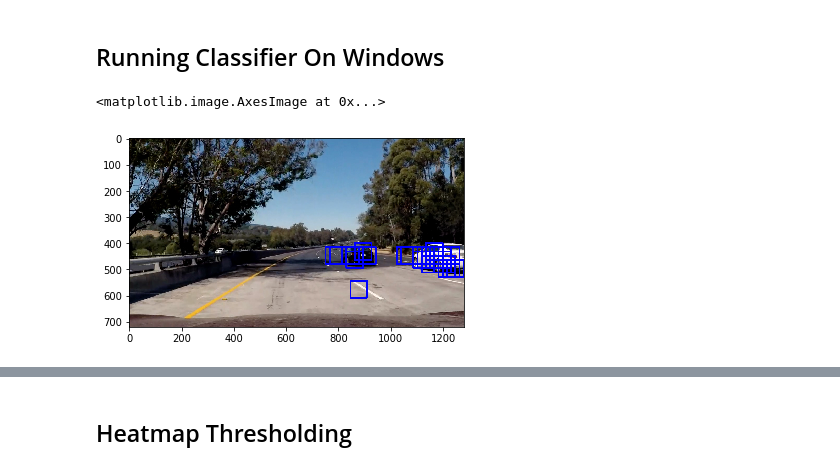
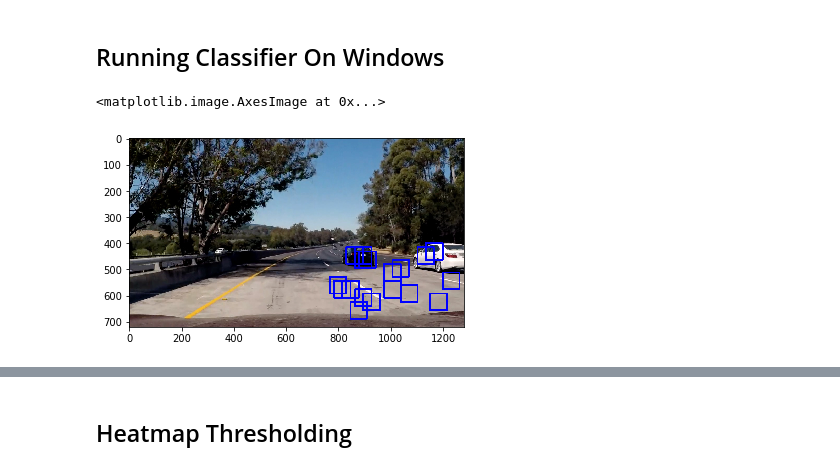
Before and after one commit to Fenix0817/CarND-Vehicle-Detection, a Jupyter notebook: notebook.ipynb, the cells around one changed output, grey strips where cells are left out. Cells and saved outputs as stored; diff of their text form; code cells hidden in the pictures.

```diff
--- a/notebook.ipynb
+++ b/notebook.ipynb
@@ -166,7 +196,7 @@ def normalise_features(features, normaliser=None):
 
 # Then normalise all the features together
 
-def extract_dataset_features(classes_imgs, labels):
+def extract_dataset_features(classes_imgs, labels, color_space="YCrCb"):
     all_features = []
     all_labels = []
     for i, class_imgs in enumerate(classes_imgs):
@@ -175,8 +205,7 @@ def extract_dataset_features(classes_imgs, labels):
         all_labels = class_labels if len(all_labels) == 0 else np.concatenate((all_labels, class_labels))
         for class_img_path in class_imgs:
             img = load_image(class_img_path)
-            img_features = compute_features(img)
-            #class_features = img_features if len(class_features) == 0 else np.concatenate((class_features, img_features))
+            img_features = compute_features(img, color_space=color_space)
             class_features.append(img_features)
 
         all_features.append(class_features)
@@ -219,7 +253,7 @@ def train_classifier(data, labels, method="SVM"):
     """
     cfier = None
     if method == "SVM":
-        svc = LinearSVC()
+        svc = LinearSVC(C=10)
         svc.fit(data, labels)
         cfier = svc
 
@@ -362,7 +392,7 @@ def get_hog_features(img, orient, pix_per_cell, cell_per_block,
                                   pixels_per_cell=(pix_per_cell, pix_per_cell),
                                   cells_per_block=(cell_per_block, cell_per_block),
                                   transform_sqrt=False,
-                                  visualise=vis, feature_vector=feature_vec)
+                                  visualise=vis, feature_vector=feature_vec, block_norm="L2-Hys")
         return features, hog_image
     # Otherwise call with one output
     else:
@@ -370,12 +400,12 @@ def get_hog_features(img, orient, pix_per_cell, cell_per_block,
                        pixels_per_cell=(pix_per_cell, pix_per_cell),
                        cells_per_block=(cell_per_block, cell_per_block),
                        transform_sqrt=False,
-                       visualise=vis, feature_vector=feature_vec)
+                       visualise=vis, feature_vector=feature_vec, block_norm="L2-Hys")
         return features
 # %%
 def multi_scale_pipeline(img, x_start, x_stop, y_start, y_stop, scale, cfier, normaliser,
                          orient, pix_per_cell, cell_per_block, spatial_size, hist_bins,
-                         window=64, color_space="RGB", correct_label="vehicle"):
+                         window=64, color_space="YCrCb", correct_label="vehicle"):
     draw_img = np.copy(img)
     # Normalise our input image
     img = change_color_space(img, cspace=color_space).astype(np.float32)
@@ -443,7 +473,8 @@ def multi_scale_pipeline(img, x_start, x_stop, y_start, y_stop, scale, cfier, no
             hist_features = color_histogram(subimg, nbins=hist_bins)
 
             # Scale features and make a prediction
-            test_features = normaliser.transform(np.hstack((spatial_features, hist_features, hog_features)).reshape(1, -1))
+            #test_features = normaliser.transform(np.hstack((spatial_features, hist_features, hog_features)).reshape(1, -1))
+            test_features = normaliser.transform(pick_features(spatial_features, hist_features, hog_features))
             #test_features = X_scaler.transform(np.hstack((shape_feat, hist_feat)).reshape(1, -1))
             test_prediction = cfier.predict(test_features)
 
@@ -452,18 +483,18 @@ def multi_scale_pipeline(img, x_start, x_stop, y_start, y_stop, scale, cfier, no
                 ytop_draw = np.int(ytop*scale)
                 win_draw = np.int(window*scale)
                 bounding_boxes.append([(xbox_left + x_start, ytop_draw+y_start), (xbox_left+win_draw + x_start,ytop_draw+win_draw+y_start)])
-                cv2.rectangle(draw_img,(xbox_left + x_start, ytop_draw+y_start),(xbox_left+win_draw + x_start,ytop_draw+win_draw+y_start),(0,0,255),6)
+                cv2.rectangle(draw_img,(xbox_left + x_start, ytop_draw+y_start), (xbox_left+win_draw + x_start,ytop_draw+win_draw+y_start),(0,0,255),6)
 
     return bounding_boxes
     #return draw_img
 # %%
-mc_bboxes = multi_scale_pipeline(test_imgs[4], 750, 1280, 400, 700, 1, classifier, normaliser, 9, 8, 2, (32, 32), 32, color_space="RGB", window=64)
+mc_bboxes = multi_scale_pipeline(test_imgs[4], 750, 1280, 400, 700, 1, classifier, normaliser, 9, 8, 2, (32, 32), 32, color_space="YCrCb", window=64)
 #print(mc_bboxes)
 new_img_boxes = draw_boxes(test_imgs[4], mc_bboxes)
 plt.imshow(new_img_boxes)
 # %% [output]
 <matplotlib.image.AxesImage at 0x...>
-[figure, old version]
+[figure, new version]
 # %%
 h_wins = find_hot_windows(test_imgs[0], s_windows, normaliser, classifier, "vehicle")
 # %%
```
Also changed, not shown: parts of 29 cells of this notebook.
